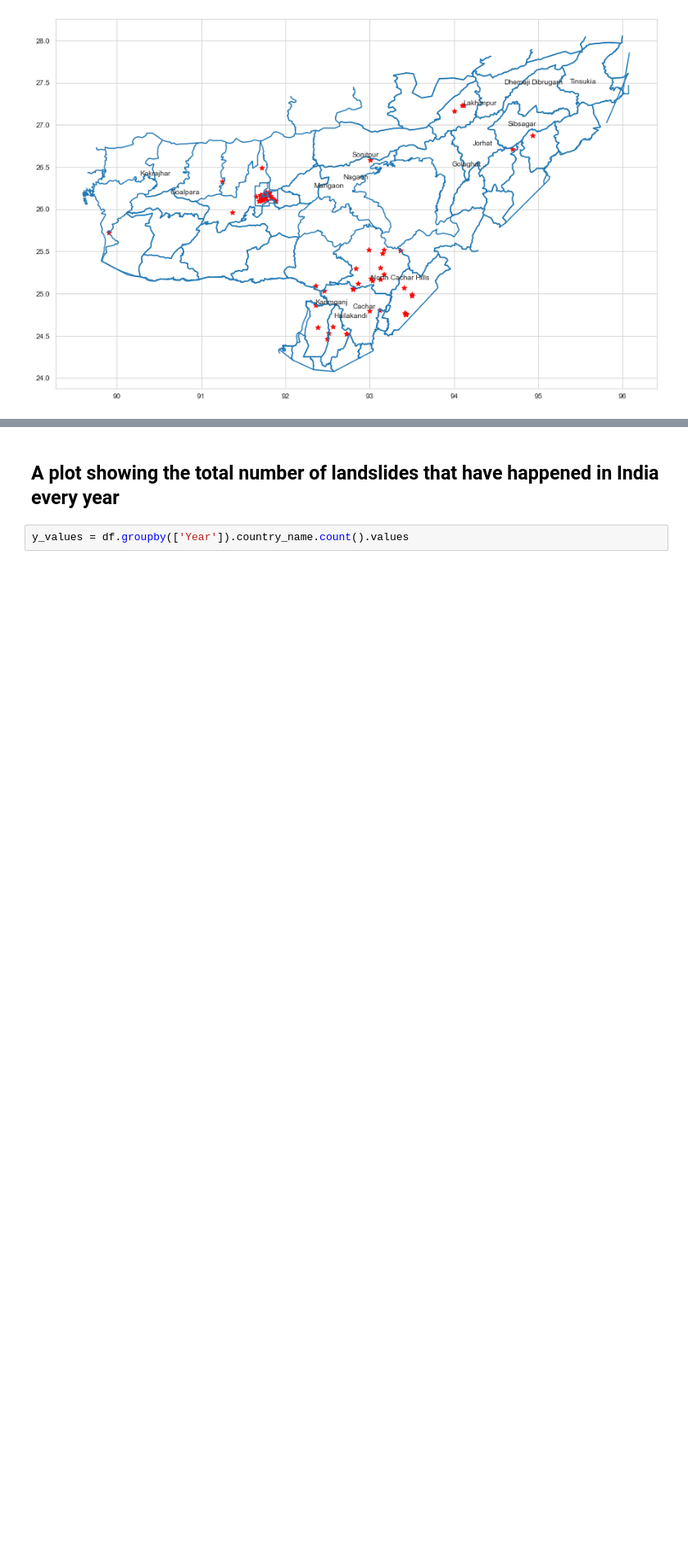
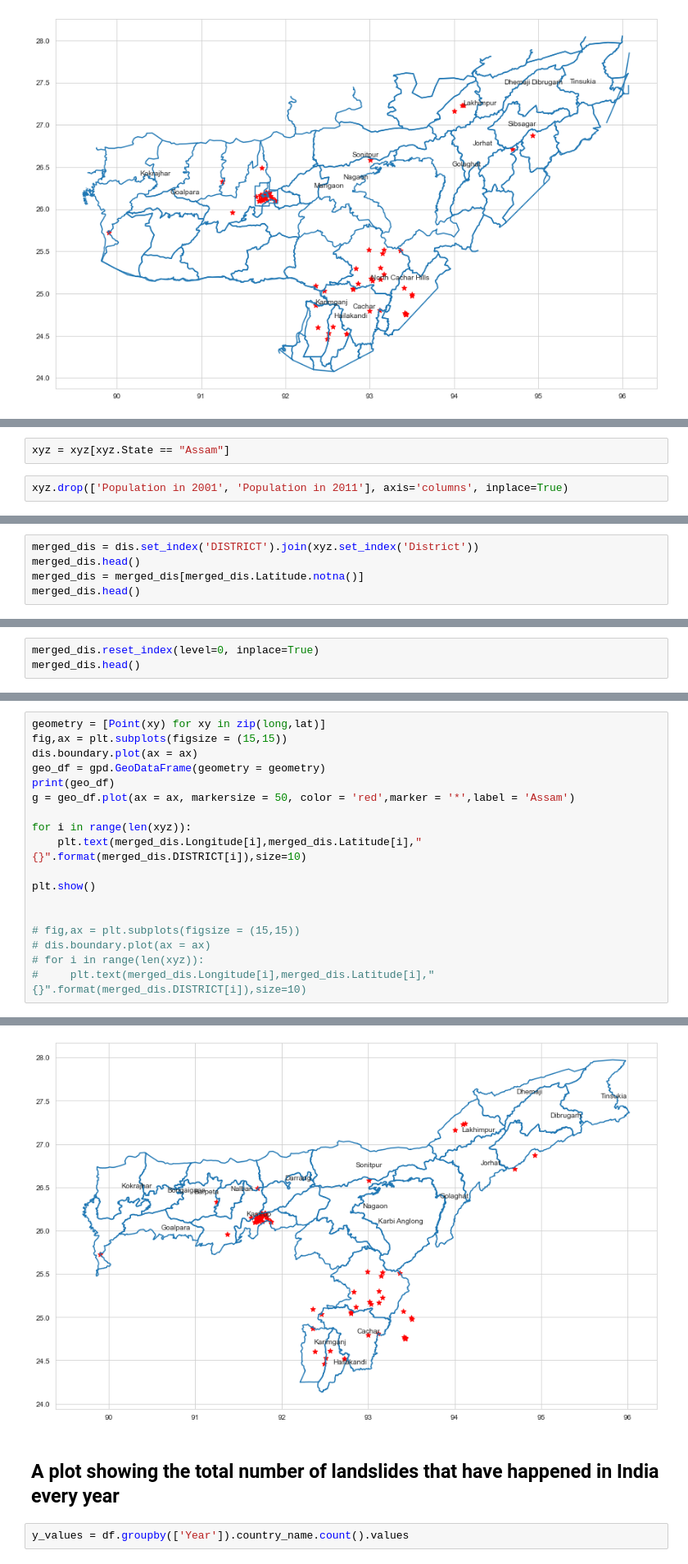
Before and after one commit to rishisinhanj/India-Data-Visualization, a Jupyter notebook: New Landslide.ipynb, the cells around one changed output, grey strips where cells are left out. Shown: that part at 82% size. Saved outputs shown, nothing was run; the diff lists cells and outputs as text; blank space fills up the shorter version.

```diff
--- a/New Landslide.ipynb
+++ b/New Landslide.ipynb
@@ -286,0 +302,4 @@ plt.show()
+# %%
+xyz = xyz[xyz.State == "Assam"]
+# %%
+xyz.drop(['Population in 2001', 'Population in 2011'], axis='columns', inplace=True)
@@ -286,0 +315,5 @@ plt.show()
+# %%
+merged_dis = dis.set_index('DISTRICT').join(xyz.set_index('District'))
+merged_dis.head()
+merged_dis = merged_dis[merged_dis.Latitude.notna()]
+merged_dis.head()
@@ -286,0 +328,3 @@ plt.show()
+# %%
+merged_dis.reset_index(level=0, inplace=True)
+merged_dis.head()
@@ -286,0 +338,19 @@ plt.show()
+# %%
+geometry = [Point(xy) for xy in zip(long,lat)]
+fig,ax = plt.subplots(figsize = (15,15))
+dis.boundary.plot(ax = ax)
+geo_df = gpd.GeoDataFrame(geometry = geometry)
+print(geo_df)
+g = geo_df.plot(ax = ax, markersize = 50, color = 'red',marker = '*',label = 'Assam')
+
+for i in range(len(xyz)):
+    plt.text(merged_dis.Longitude[i],merged_dis.Latitude[i],"{}".format(merged_dis.DISTRICT[i]),size=10)
+
+plt.show()
+
+
+# fig,ax = plt.subplots(figsize = (15,15))
+# dis.boundary.plot(ax = ax)
+# for i in range(len(xyz)):
+#     plt.text(merged_dis.Longitude[i],merged_dis.Latitude[i],"{}".format(merged_dis.DISTRICT[i]),size=10)
+# %% [output]
@@ -287,3 +371,4 @@ plt.show()
+[figure, added]
 # %% [markdown]
 ## A plot showing the total number of landslides that have happened in India every year
 # %%
```
Also changed, not shown: parts of 7 cells of this notebook, 2 other files.
